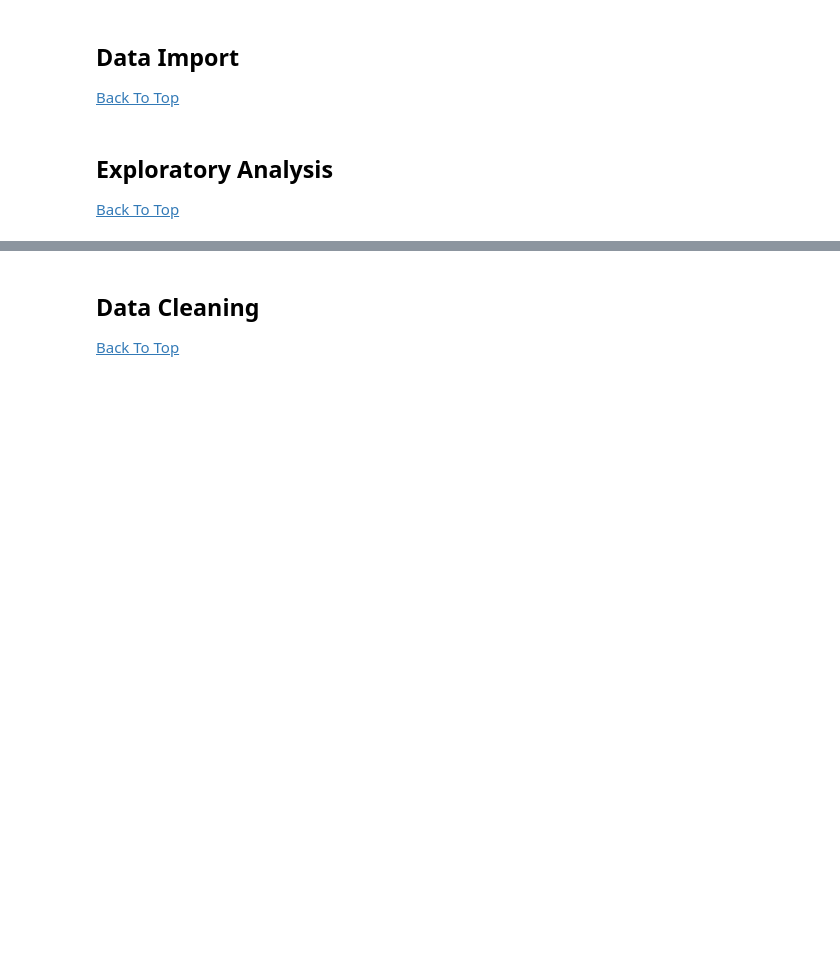
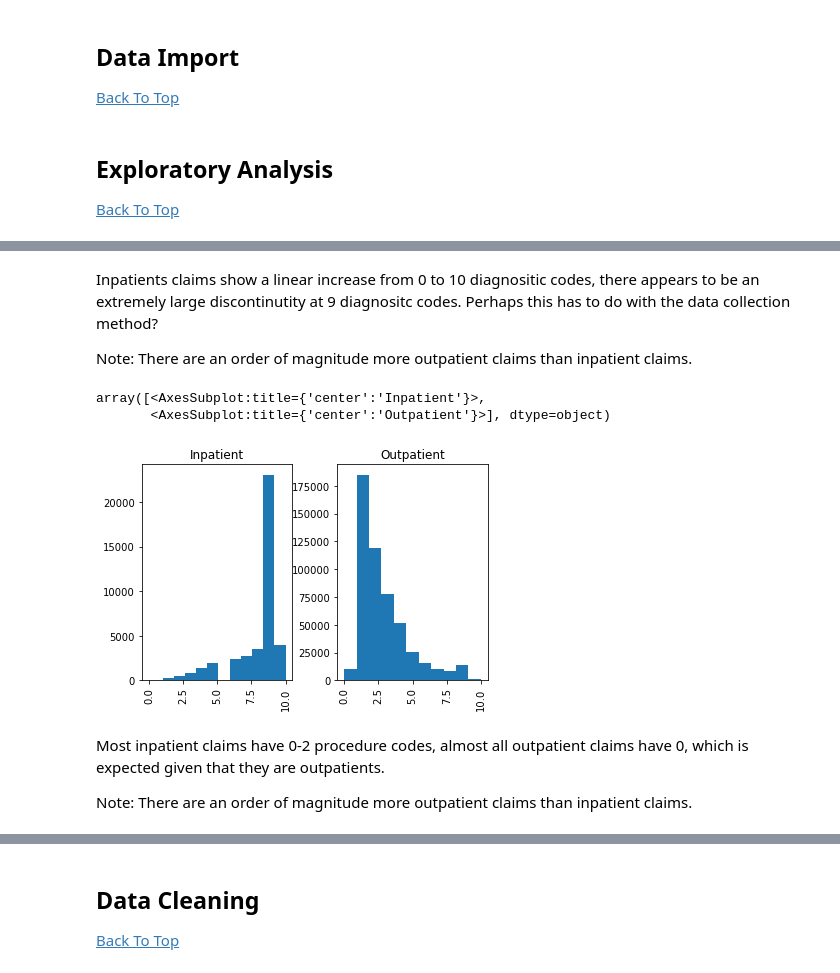
Before and after one commit to jwelch1123/healthcare_fraud_detection, a Jupyter notebook: healthcare_fraud.ipynb, the cells around one changed output, grey strips where cells are left out. Saved outputs shown, nothing was run; the diff lists cells and outputs as text; code cells hidden in the pictures; blank space fills up the shorter version.

Commit message:
Continuing work, finishing clean and engineering functions

```diff
--- a/healthcare_fraud.ipynb
+++ b/healthcare_fraud.ipynb
@@ -19,3 +33,37 @@
+# %%
+file_list = ["Test-1542969243754.csv",
+             "Test_Beneficiarydata-1542969243754.csv",
+             "Test_Inpatientdata-1542969243754.csv",
+             "Test_Outpatientdata-1542969243754.csv",
+             "Train-1542865627584.csv",
+             "Train_Beneficiarydata-1542865627584.csv",
+             "Train_Inpatientdata-1542865627584.csv",
+             "Train_Outpatientdata-1542865627584.csv"]
+
+clean = str.maketrans("","","-0123456789")
+file_names = [x.translate(clean).replace(".csv","") for x in file_list]
+
+
+def custom_import(train_only = False):
+    '''
+
+    '''
+
+    name_file_dict = dict()
+    PATH          = "./data/"
+
+    for name, file in zip(file_names,file_list):
+        name_file_dict[name] = pd.read_csv(PATH+file)
+
+    if train_only:
+        return_dict = {key: value for key, value in name_file_dict.items() if key.startswith("Train")}
+        return return_dict
+    else:
+        return name_file_dict
+
+
+
+data_dict = custom_import(train_only=False)
 # %% [markdown]
 ## Exploratory Analysis <a id='eda'></a>
 
@@ -22,0 +217,5 @@
+# %%
+dfs = [data_dict['Train_Inpatientdata'],data_dict['Train_Outpatientdata']]
+keys = ['Inpatient',"Outpatient"]
+Train_Patientdata = pd.concat([df.assign(Source=key).reset_index() for key, df in zip(keys,dfs)],axis=0, ignore_index=True).drop('index',axis=1)
+Train_Patientdata.Source.value_counts()
@@ -22,0 +261,17 @@
+# %% [markdown]
+Inpatients claims show a linear increase from 0 to 10 diagnositic codes, there appears to be an extremely large discontinutity at 9 diagnositc codes. Perhaps this has to do with the data collection method?
+
+Note: There are an order of magnitude more outpatient claims than inpatient claims.
+# %%
+Train_Patientdata \
+    .filter(like ="ClmDiagnosisCode_") \
+    .count(axis=1) \
+    .hist(by=Train_Patientdata["Source"], sharex=True,bins = 11)
+# %% [output]
+array([<AxesSubplot:title={'center':'Inpatient'}>,
+       <AxesSubplot:title={'center':'Outpatient'}>], dtype=object)
+[figure, added]
+# %% [markdown]
+Most inpatient claims have 0-2 procedure codes, almost all outpatient claims have 0, which is expected given that they are outpatients.
+
+Note: There are an order of magnitude more outpatient claims than inpatient claims.
```
Also changed, not shown: parts of 38 cells of this notebook.
